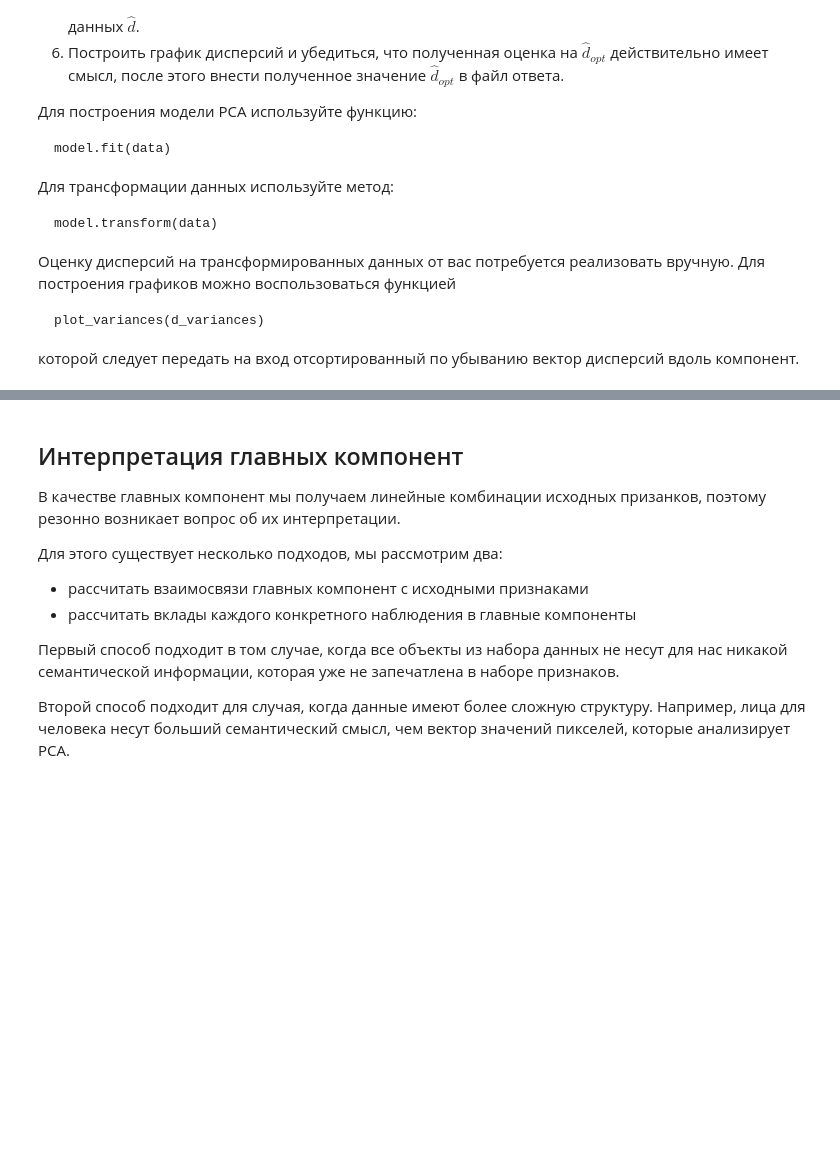
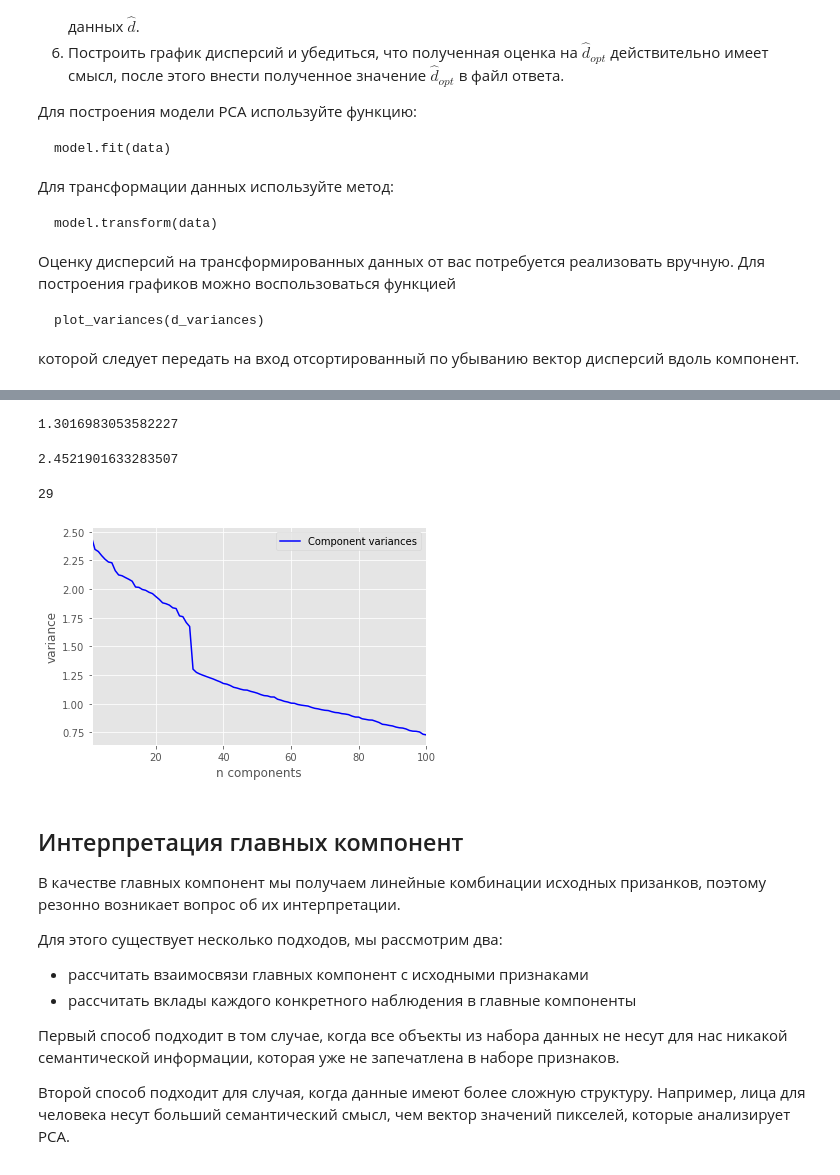
Before and after one commit to locacazador/pythonML, a Jupyter notebook: III course - unsupervised-learning/PCA/PCA.ipynb, the cells around one changed output, grey strips where cells are left out. Drawn from its saved outputs; the diff is of its cells as text; code cells hidden in the pictures; blank space fills up the shorter version.

```diff
--- a/III course - unsupervised-learning/PCA/PCA.ipynb
+++ b/III course - unsupervised-learning/PCA/PCA.ipynb
@@ -307,3 +307,7 @@ data = pd.read_csv('data_task2.csv')
 
 # place your code here
 pass
+# %%
+model = PCA(n_components=data.shape[1])
+# %%
+model.fit(data)
@@ -309,0 +316,5 @@ pass
+# %%
+data_projection =  model.transform(data)
+# %%
+list_of_variances = np.var(data_projection, axis=0)
+#print(list_of_variances)
@@ -309,0 +334,9 @@ pass
+# %%
+print(list_of_variances[30])
+# %% [output]
+1.3016983053582227
+# %%
+item_for_max_var = max(dict_of_residual_variances, key = dict_of_residual_variances.get)
+print(item_for_max_var)
+# %% [output]
+2.4521901633283507
@@ -309,0 +345,8 @@ pass
+# %%
+print(np.argmax(list_of_residual_variances))
+# %% [output]
+29
+# %%
+plot_variances(list_of_variances)
+# %% [output]
+[figure, added]
```
Also changed, not shown: parts of 30 cells of this notebook, 5 other files.
